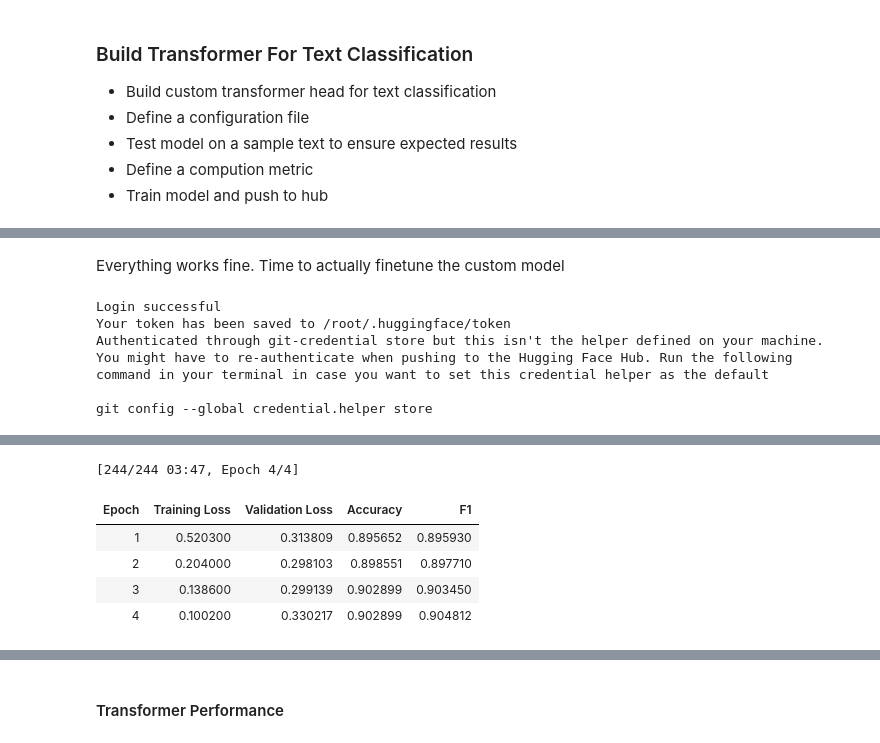
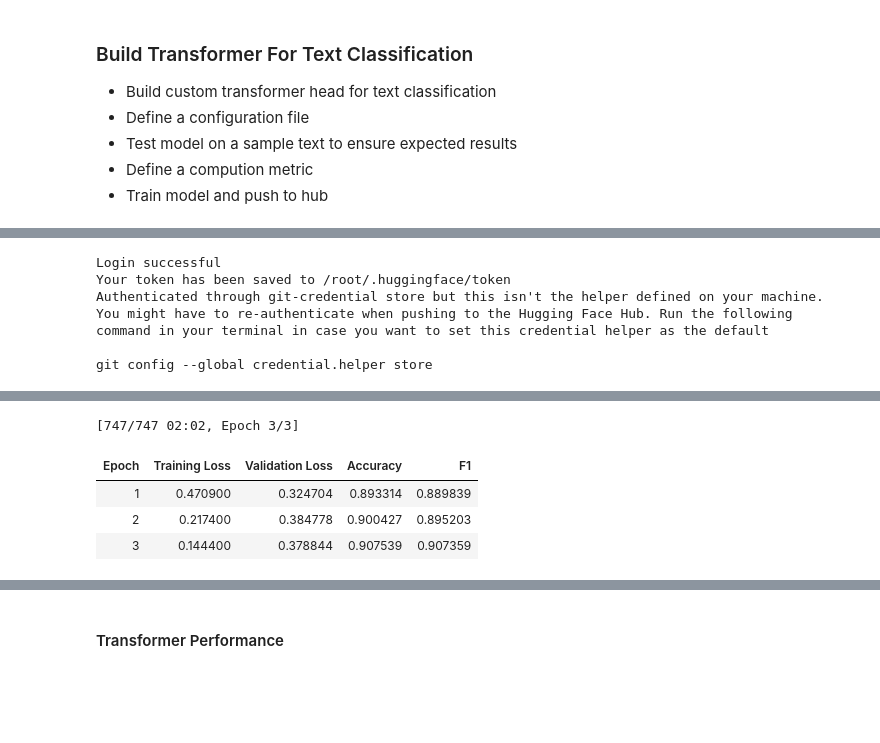
Before and after one commit to chimaobi-okite/NLP-Projects-Competitions, a Jupyter notebook: NewsCategorization/NewsTransformerModel.ipynb, the cells around one changed output, grey strips where cells are left out. Cells and saved outputs as stored; diff of their text form; code cells hidden in the pictures; blank space fills up the shorter version.

```diff
--- a/NewsCategorization/NewsTransformerModel.ipynb
+++ b/NewsCategorization/NewsTransformerModel.ipynb
@@ -134,3 +144,3 @@ data = dataset.map(concat_news)
 encoded_dataset =  data.map(tokenize, batched=True, batch_size=None)
 # %%
-encoded_dataset.set_format('torch', columns = ['input_ids','attention_mask', 'labels']) # convert lists of required columns to tensors
+encoded_dataset.set_format('torch', columns = ['input_ids','attention_mask', 'label']) # convert lists of required columns to tensors
@@ -311,5 +308,6 @@ class RobertaForSequenceClassification(RobertaPreTrainedModel):
 # %%
 num_labels = 6
-config = AutoConfig.from_pretrained(model_ckpt,num_labels = num_labels, id2label=index2cat, label2id=cat2index) # initialiaze config file
+config = AutoConfig.from_pretrained(model_ckpt,num_labels = num_labels, id2label=index2cat,
+                                   label2id=cat2index) # initialize config file
 # %%
 device = torch.device("cuda" if torch.cuda.is_available() else "cpu")
@@ -336,5 +331,3 @@ SequenceClassifierOutput([('loss',
-# %% [markdown]
-Everything works fine. Time to actually finetune the custom model
 # %%
 # define a metric function
 from sklearn.metrics import f1_score, accuracy_score
@@ -353,18 +346,24 @@ Authenticated through git-credential store but this isn't the helper defined on
 You might have to re-authenticate when pushing to the Hugging Face Hub. Run the following command in your terminal in case you want to set this credential helper as the default
 
 git config --global credential.helper store
+# %%
+def model_init():
+  return (DistilBertForSequenceClassification.from_pretrained(model_ckpt, config=config).to(device))
 # %%
 # define training argument
-batch_size = 64
-logging_steps = len(encoded_dataset['train'])/ batch_size
-output_dir = f'{model_ckpt}-finetuned-news'
-training_args = TrainingArguments(output_dir = output_dir, num_train_epochs=4,
-                                per_device_train_batch_size=batch_size,per_device_eval_batch_size=batch_size,
-                                weight_decay=0.01,evaluation_strategy="epoch",disable_tqdm=False,
-                                logging_steps=logging_steps,push_to_hub=True,
-                                log_level='error')
+batch_size = 16
+num_epochs = 3
+logging_steps = len(encoded_dataset['train'])// batch_size
+output_dir = f'{model_ckpt}-najianews'
+training_args = TrainingArguments(output_dir = output_dir,log_level = 'error',
+                                  num_train_epochs= num_epochs,
+                                  per_device_train_batch_size = batch_size,
+                                  per_device_eval_batch_size = batch_size,
+                                  evaluation_strategy="epoch",
+                                  save_steps=100, weight_decay=0.01, disable_tqdm=False,
+                                  logging_steps=logging_steps, push_to_hub=True)
 # %%
-trainer = Trainer(model=sequence_model, args=training_args,
+trainer = Trainer(model_init=model_init, args=training_args,
                   compute_metrics=compute_metrics,
                   train_dataset= encoded_dataset['train'],
                   eval_dataset= encoded_dataset['validation'],
@@ -375,6 +375,5 @@ Cloning https://huggingface.co/okite97/roberta-base-finetuned-news into local em
-[244/244 03:47, Epoch 4/4]
+[747/747 02:02, Epoch 3/3]
 | Epoch | Training Loss | Validation Loss | Accuracy | F1 |
-| 1 | 0.520300 | 0.313809 | 0.895652 | 0.895930 |
-| 2 | 0.204000 | 0.298103 | 0.898551 | 0.897710 |
-| 3 | 0.138600 | 0.299139 | 0.902899 | 0.903450 |
-| 4 | 0.100200 | 0.330217 | 0.902899 | 0.904812 |
+| 1 | 0.470900 | 0.324704 | 0.893314 | 0.889839 |
+| 2 | 0.217400 | 0.384778 | 0.900427 | 0.895203 |
+| 3 | 0.144400 | 0.378844 | 0.907539 | 0.907359 |
```
Also changed, not shown: parts of 50 cells of this notebook.
